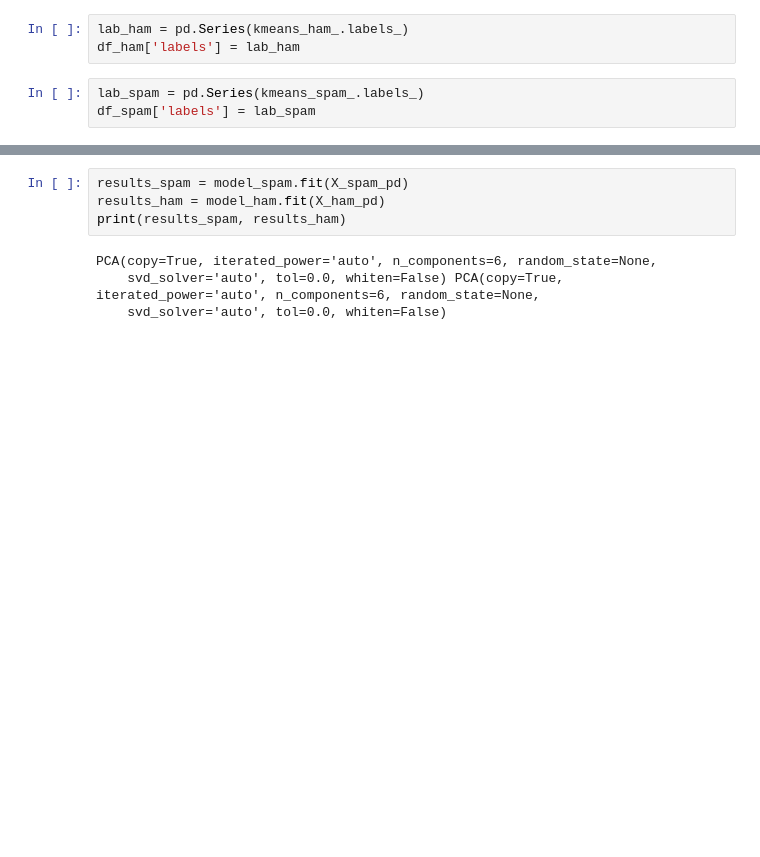
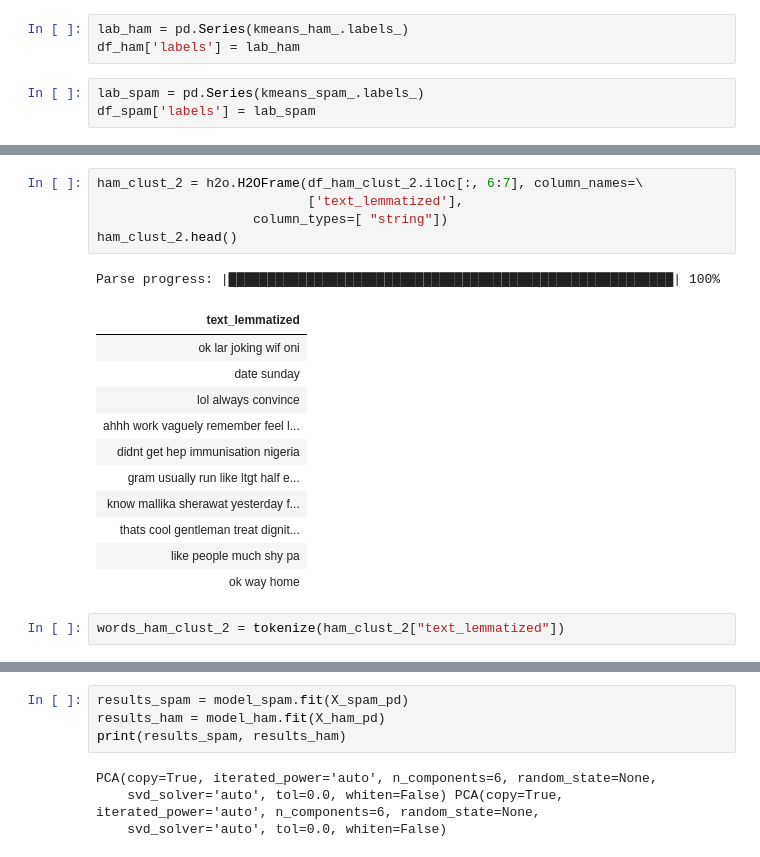
Before and after one commit to AlexAlexeyuk/AlexAlexeyuk, a Jupyter notebook: SMS_SPAM_HW6_Alexeyuk.ipynb, the cells around one changed output, grey strips where cells are left out. Saved outputs shown, nothing was run; the diff lists cells and outputs as text; blank space fills up the shorter version.

```diff
--- a/SMS_SPAM_HW6_Alexeyuk.ipynb
+++ b/SMS_SPAM_HW6_Alexeyuk.ipynb
@@ -523,0 +532,20 @@ df_spam.head()
+# %%
+ham_clust_2 = h2o.H2OFrame(df_ham_clust_2.iloc[:, 6:7], column_names=\
+                           ['text_lemmatized'],
+                    column_types=[ "string"])
+ham_clust_2.head()
+# %% [output]
+Parse progress: |█████████████████████████████████████████████████████████| 100%
+| text_lemmatized |
+| ok lar joking wif oni |
+| date sunday |
+| lol always convince |
+| ahhh work vaguely remember feel l... |
+| didnt get hep immunisation nigeria |
+| gram usually run like ltgt half e... |
+| know mallika sherawat yesterday f... |
+| thats cool gentleman treat dignit... |
+| like people much shy pa |
+| ok way home |
+# %%
+words_ham_clust_2 = tokenize(ham_clust_2["text_lemmatized"])
```
Also changed, not shown: parts of 19 cells of this notebook.
